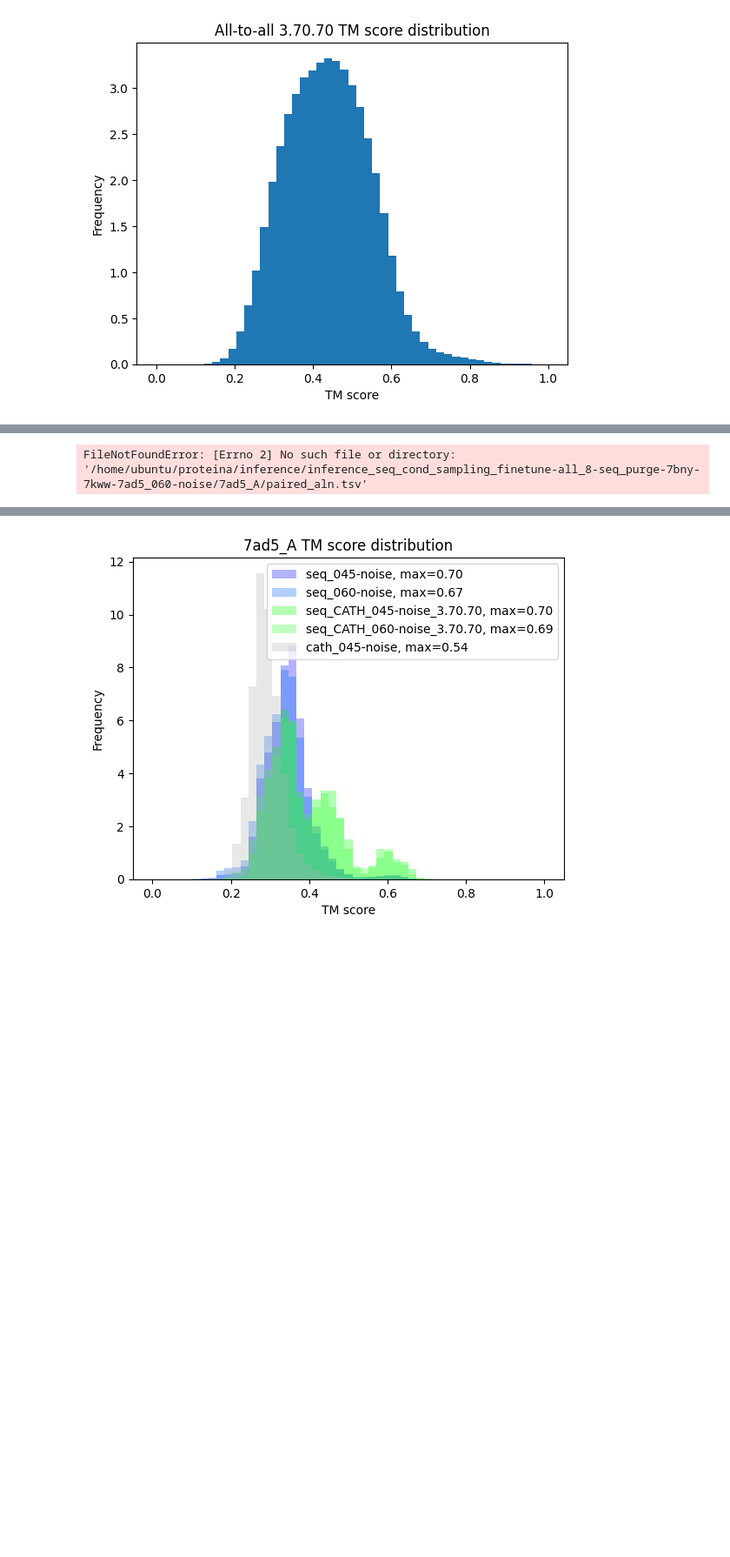
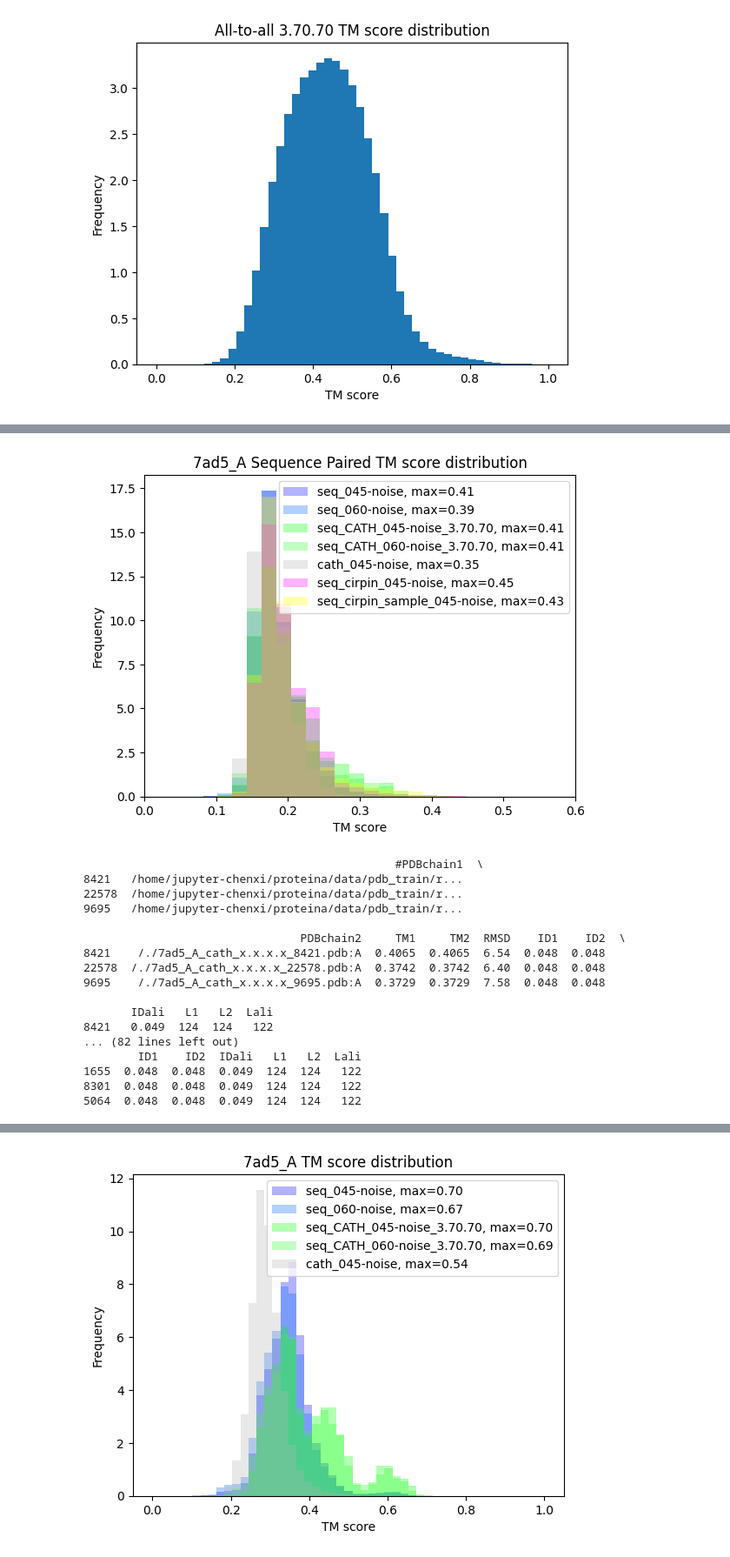
Before and after one commit to Yuwan3154/proteina, a Jupyter notebook: proteina.ipynb, the cells around one changed output, grey strips where cells are left out. Shown at 87% size. Drawn from its saved outputs; the diff is of its cells as text; code cells hidden in the pictures; blank space fills up the shorter version.

```diff
--- a/proteina.ipynb
+++ b/proteina.ipynb
@@ -182,35 +195,52 @@ seq_cath_060_noise_aln_df = pd.read_csv(Path.home() / "proteina/inference/infere
 cath_045_noise_aln_df = pd.read_csv(Path.home() / "proteina/inference/inference_cath_cond_sampling_v1-6-control_045-noise/paired_aln.tsv", sep="\t")
 seq_cirpin_045_noise_aln_df = pd.read_csv(Path.home() / "proteina/inference/inference_seq_cirpin_cond_sampling_finetune-all_4-seq_64-cirpin_purge-7bny-7kww-7ad5-7b76_045-noise/7ad5_A/paired_aln.tsv", sep="\t")
 seq_cirpin_sample_045_noise_aln_df = pd.read_csv(Path.home() / "proteina/inference/inference_seq_cirpin_cond_sampling_finetune-all_4-seq_64-cirpin-sample_purge-7bny-7kww-7ad5-7b76_045-noise/7ad5_A/paired_aln.tsv", sep="\t")
 
 # Make the two groups with no CATH two similiar but different colors and the two groups with CATH two similiar colors
 plt.hist(seq_045_noise_aln_df["TM1"].to_numpy(), alpha=0.3, bins=np.linspace(0, 1, 50), label=f"seq_045-noise, max={seq_045_noise_aln_df['TM1'].max():.2f}", density=True, color=(0, 0, 1))
 plt.hist(seq_060_noise_aln_df["TM1"].to_numpy(), alpha=0.3, bins=np.linspace(0, 1, 50), label=f"seq_060-noise, max={seq_060_noise_aln_df['TM1'].max():.2f}", density=True, color=(0, 0.4, 1))
 # plt.hist(seq_cath_045_noise_aln_df["TM1"].to_numpy(), alpha=0.3, bins=np.linspace(0, 1, 50), label=f"seq_CATH_045-noise, max={seq_cath_045_noise_aln_df['TM1'].max():.2f}", density=True, color=(1, 0, 0))
 # plt.hist(seq_cath_060_noise_aln_df["TM1"].to_numpy(), alpha=0.3, bins=np.linspace(0, 1, 50), label=f"seq_CATH_060-noise, max={seq_cath_060_noise_aln_df['TM1'].max():.2f}", density=True, color=(1, 0.4, 0))
 plt.hist(seq_cath_045_noise_aln_df[seq_cath_045_noise_aln_df["PDBchain2"].str.contains("3.30.70")]["TM1"].to_numpy(), alpha=0.3, bins=np.linspace(0, 1, 50), label=f"seq_CATH_045-noise_3.70.70, max={seq_cath_045_noise_aln_df[seq_cath_045_noise_aln_df['PDBchain2'].str.contains('3.30.70')]['TM1'].max():.2f}", density=True, color=(0, 1, 0))
 plt.hist(seq_cath_060_noise_aln_df[seq_cath_060_noise_aln_df["PDBchain2"].str.contains("3.30.70")]["TM1"].to_numpy(), alpha=0.3, bins=np.linspace(0, 1, 50), label=f"seq_CATH_060-noise_3.70.70, max={seq_cath_060_noise_aln_df[seq_cath_060_noise_aln_df['PDBchain2'].str.contains('3.30.70')]['TM1'].max():.2f}", density=True, color=(0.2, 1, 0.2))
 plt.hist(cath_045_noise_aln_df["TM1"].to_numpy(), alpha=0.3, bins=np.linspace(0, 1, 50), label=f"cath_045-noise, max={cath_045_noise_aln_df['TM1'].max():.2f}", density=True, color=(0.7, 0.7, 0.7))
 plt.hist(seq_cirpin_045_noise_aln_df["TM1"].to_numpy(), alpha=0.3, bins=np.linspace(0, 1, 50), label=f"seq_cirpin_045-noise, max={seq_cirpin_045_noise_aln_df['TM1'].max():.2f}", density=True, color=(1, 0, 1))
-plt.hist(seq_cirpin_sample_045_noise_aln_df["TM1"].to_numpy(), alpha=0.3, bins=np.linspace(0, 1, 50), label=f"seq_cirpin_sample_045-noise, max={seq_cirpin_sample_045_noise_aln_df['TM1'].max():.2f}", density=True, color=(1, 0, 1))
+plt.hist(seq_cirpin_sample_045_noise_aln_df["TM1"].to_numpy(), alpha=0.3, bins=np.linspace(0, 1, 50), label=f"seq_cirpin_sample_045-noise, max={seq_cirpin_sample_045_noise_aln_df['TM1'].max():.2f}", density=True, color=(1, 1, 0))
 
 plt.xlabel("TM score")
 plt.ylabel("Frequency")
 plt.xlim(0,0.6)
 plt.title("7ad5_A Sequence Paired TM score distribution")
 plt.legend()
 plt.show()
 
 # Get the top 3 TM scores for each model
 print(seq_045_noise_aln_df.sort_values(["TM1"], ascending=False).head(3))
 print(seq_060_noise_aln_df.sort_values(["TM1"], ascending=False).head(3))
 print(seq_cath_045_noise_aln_df.sort_values(["TM1"], ascending=False).head(3))
 print(seq_cath_060_noise_aln_df.sort_values(["TM1"], ascending=False).head(3))
 print(cath_045_noise_aln_df.sort_values(["TM1"], ascending=False).head(3))
 print(seq_cirpin_045_noise_aln_df.sort_values(["TM1"], ascending=False).head(3))
 print(seq_cirpin_sample_045_noise_aln_df.sort_values(["TM1"], ascending=False).head(3))
 # %% [output]
+[figure, added]
-FileNotFoundError: [Errno 2] No such file or directory: '/home/ubuntu/proteina/inference/inference_seq_cond_sampling_finetune-all_8-seq_purge-7bny-7kww-7ad5_060-noise/7ad5_A/paired_aln.tsv'
+                                              #PDBchain1  \
+8421   /home/jupyter-chenxi/proteina/data/pdb_train/r...
+22578  /home/jupyter-chenxi/proteina/data/pdb_train/r...
+9695   /home/jupyter-chenxi/proteina/data/pdb_train/r...
+
+                                PDBchain2     TM1     TM2  RMSD    ID1    ID2  \
+8421    /./7ad5_A_cath_x.x.x.x_8421.pdb:A  0.4065  0.4065  6.54  0.048  0.048
+22578  /./7ad5_A_cath_x.x.x.x_22578.pdb:A  0.3742  0.3742  6.40  0.048  0.048
+9695    /./7ad5_A_cath_x.x.x.x_9695.pdb:A  0.3729  0.3729  7.58  0.048  0.048
+
+       IDali   L1   L2  Lali
+8421   0.049  124  124   122
+... (82 lines left out)
+        ID1    ID2  IDali   L1   L2  Lali
+1655  0.048  0.048  0.049  124  124   122
+8301  0.048  0.048  0.049  124  124   122
+5064  0.048  0.048  0.049  124  124   122
 # %%
 seq_045_noise_aln_df = pd.read_csv(Path.home() / "proteina/inference/inference_seq_cond_sampling_finetune-all_8-seq_purge-7bny-7kww-7ad5_045-noise/7ad5_A/aln.tsv", sep="\t")
 # seq_060_noise_aln_df = pd.read_csv(Path.home() / "proteina/inference/inference_seq_cond_sampling_finetune-all_8-seq_purge-7bny-7kww-7ad5_060-noise/7ad5_A/aln.tsv", sep="\t")
```
Also changed, not shown: parts of 2 cells of this notebook.
